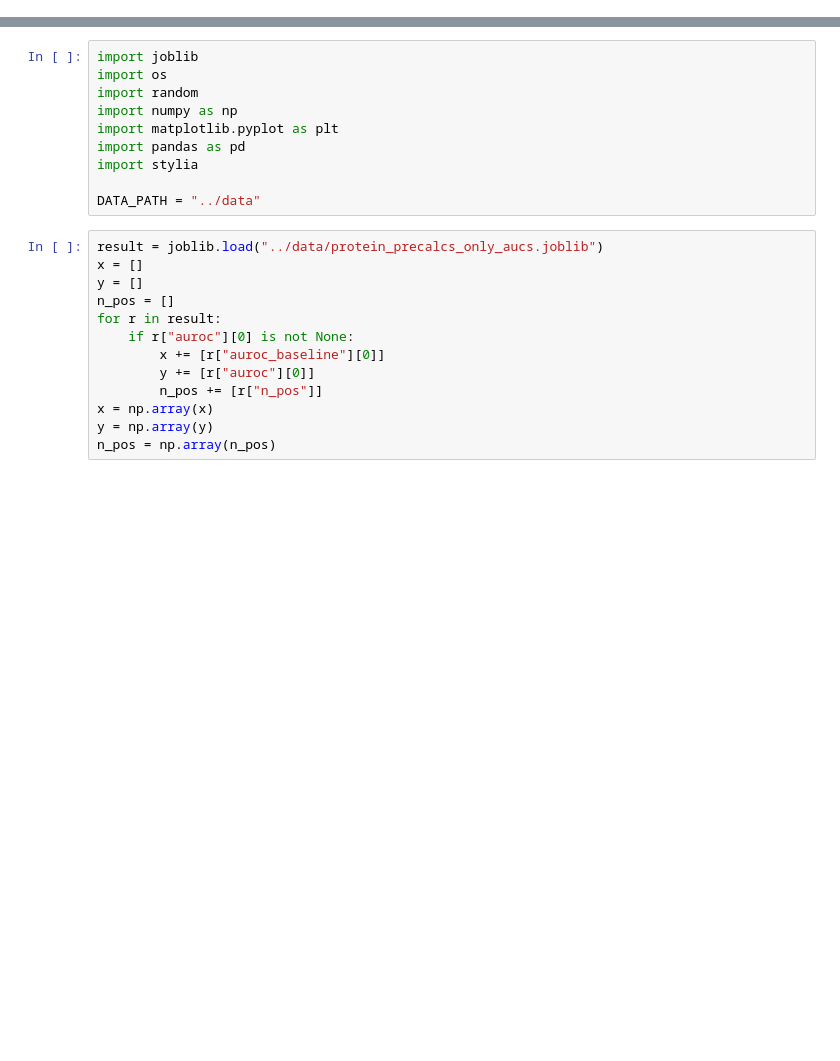
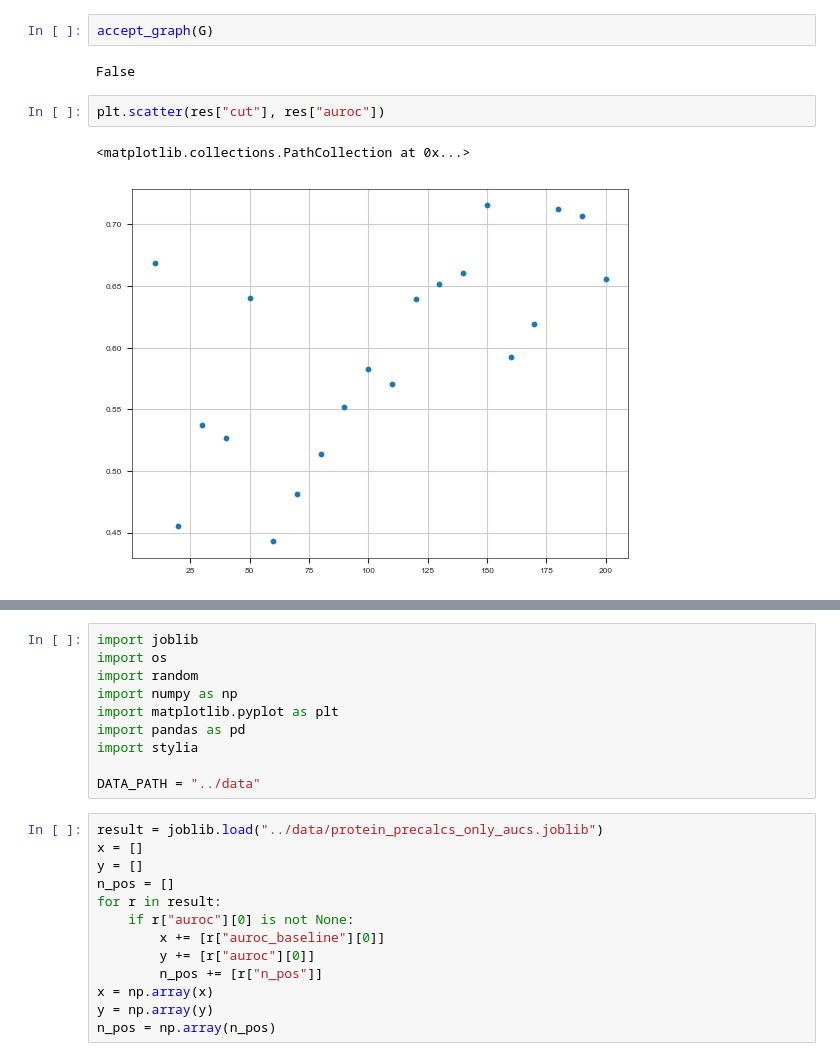
Before and after one commit to ligand-discovery/on-the-fly-modeling, a Jupyter notebook: notebooks/Development.ipynb, the cells around one changed output, grey strips where cells are left out. Saved outputs shown, nothing was run; the diff lists cells and outputs as text; blank space fills up the shorter version.

```diff
--- a/notebooks/Development.ipynb
+++ b/notebooks/Development.ipynb
@@ -0,0 +295,9 @@
+# %%
+accept_graph(G)
+# %% [output]
+False
+# %%
+plt.scatter(res["cut"], res["auroc"])
+# %% [output]
+<matplotlib.collections.PathCollection at 0x...>
+[figure, added]
```
Also changed, not shown: parts of 8 cells of this notebook, 13 other files.
